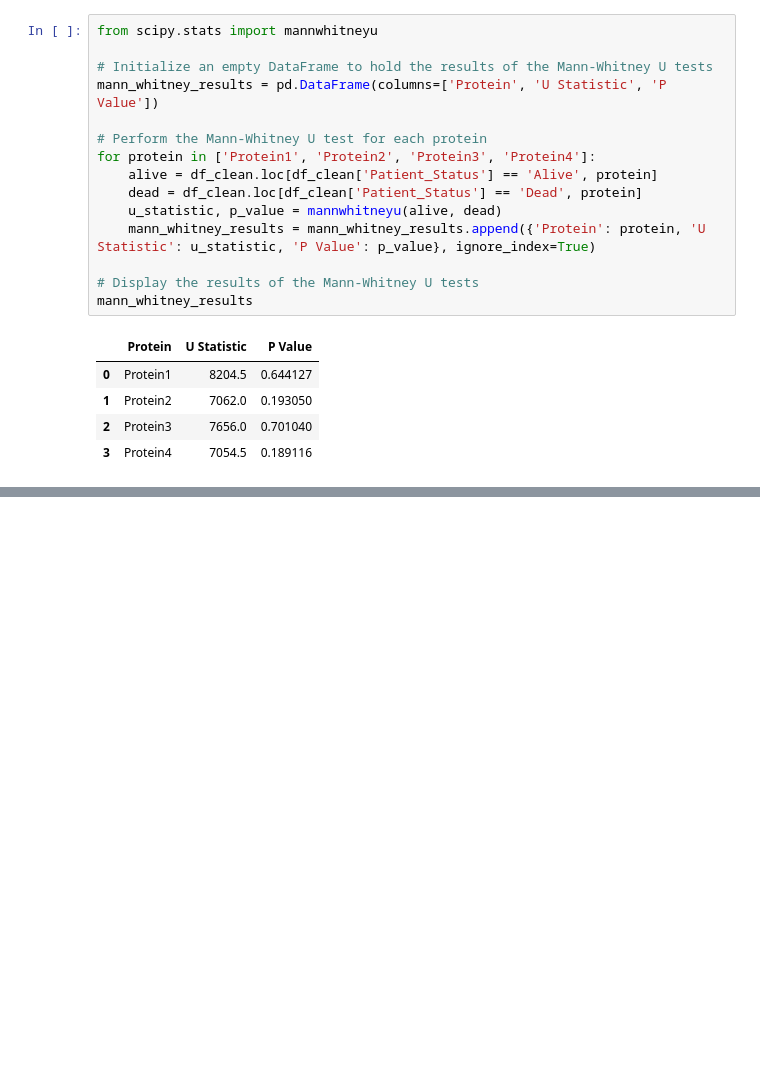
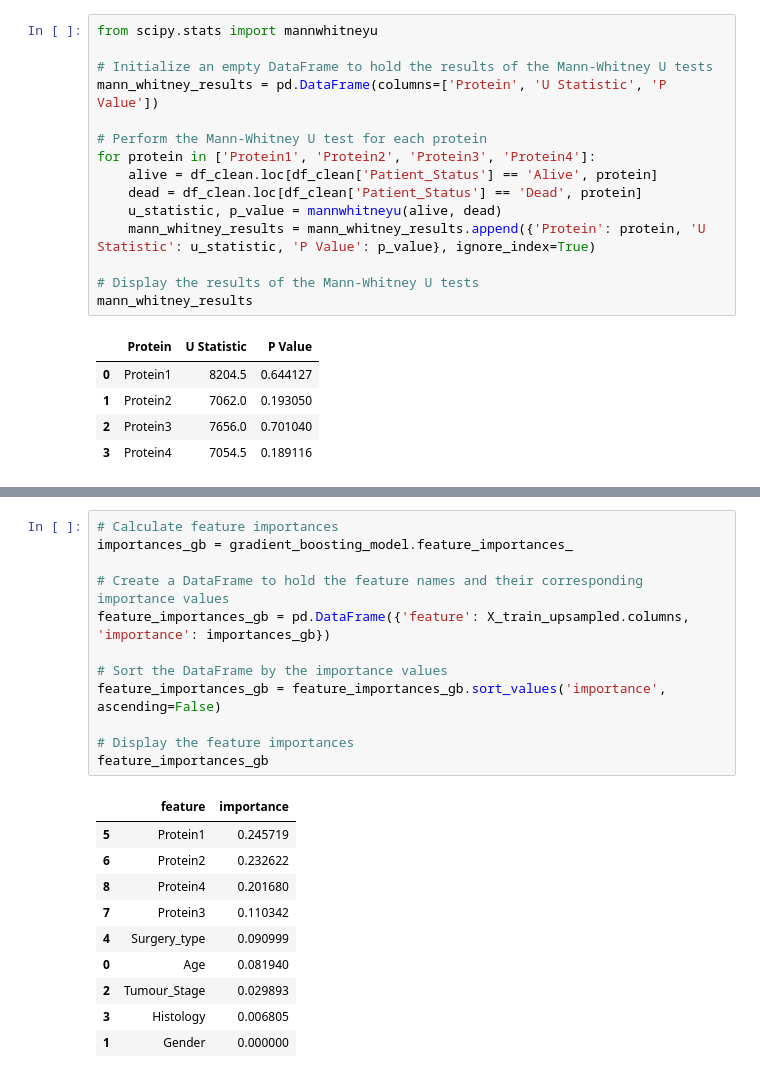
Before and after one commit to raj-rajat/Increasing-Breast-Cancer-Awareness, a Jupyter notebook: increasing-breast-cancer-awareness.ipynb, the cells around one changed output, grey strips where cells are left out. Saved outputs shown, nothing was run; the diff lists cells and outputs as text; blank space fills up the shorter version.

```diff
--- a/increasing-breast-cancer-awareness.ipynb
+++ b/increasing-breast-cancer-awareness.ipynb
@@ -814,0 +870,23 @@ mann_whitney_results
+# %%
+# Calculate feature importances
+importances_gb = gradient_boosting_model.feature_importances_
+
+# Create a DataFrame to hold the feature names and their corresponding importance values
+feature_importances_gb = pd.DataFrame({'feature': X_train_upsampled.columns, 'importance': importances_gb})
+
+# Sort the DataFrame by the importance values
+feature_importances_gb = feature_importances_gb.sort_values('importance', ascending=False)
+
+# Display the feature importances
+feature_importances_gb
+# %% [output]
+|  | feature | importance |
+| 5 | Protein1 | 0.245719 |
+| 6 | Protein2 | 0.232622 |
+| 8 | Protein4 | 0.201680 |
+| 7 | Protein3 | 0.110342 |
+| 4 | Surgery_type | 0.090999 |
+| 0 | Age | 0.081940 |
+| 2 | Tumour_Stage | 0.029893 |
+| 3 | Histology | 0.006805 |
+| 1 | Gender | 0.000000 |
```
Also changed, not shown: parts of 6 cells of this notebook.
